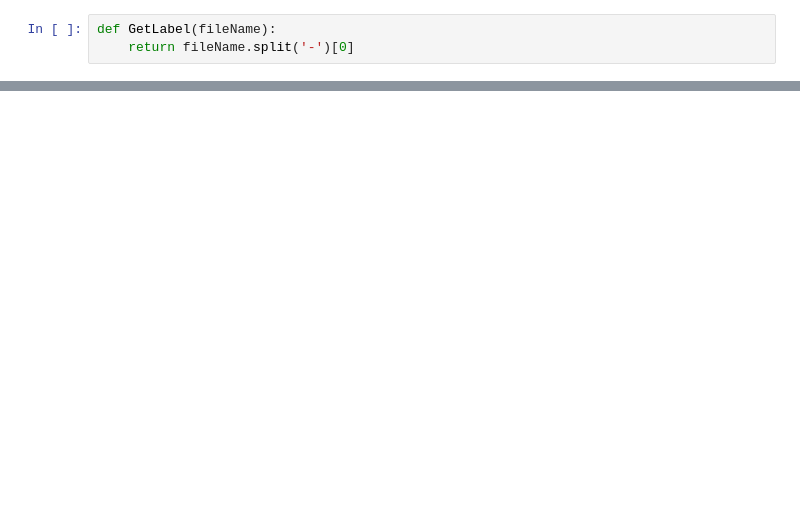
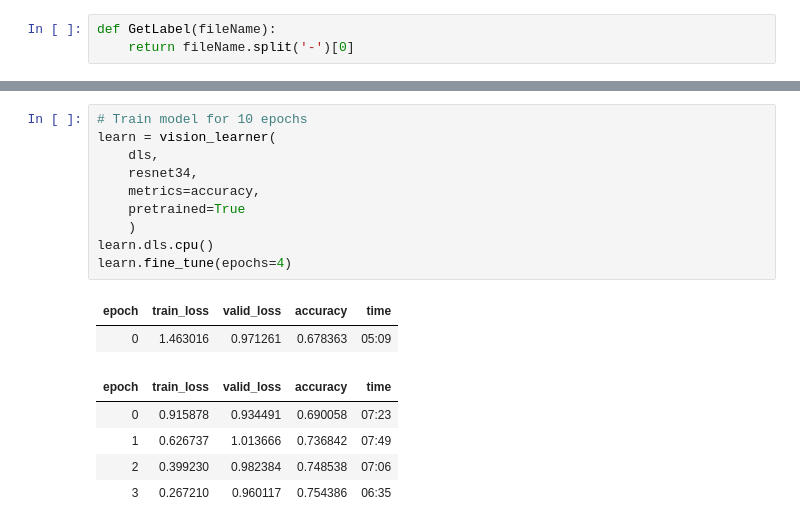
Before and after one commit to albertferre/nuwe-zero-deforestation-mission, a Jupyter notebook: main.ipynb, the cells around one changed output, grey strips where cells are left out. Drawn from its saved outputs; the diff is of its cells as text; blank space fills up the shorter version.

```diff
--- a/main.ipynb
+++ b/main.ipynb
@@ -62,0 +73,18 @@ dls.train.show_batch(figsize=DEFAULT_FIGSIZE)
+# %%
+# Train model for 10 epochs
+learn = vision_learner(
+    dls,
+    resnet34,
+    metrics=accuracy,
+    pretrained=True
+    )
+learn.dls.cpu()
+learn.fine_tune(epochs=4)
+# %% [output]
+| epoch | train_loss | valid_loss | accuracy | time |
+| 0 | 1.463016 | 0.971261 | 0.678363 | 05:09 |
+| epoch | train_loss | valid_loss | accuracy | time |
+| 0 | 0.915878 | 0.934491 | 0.690058 | 07:23 |
+| 1 | 0.626737 | 1.013666 | 0.736842 | 07:49 |
+| 2 | 0.399230 | 0.982384 | 0.748538 | 07:06 |
+| 3 | 0.267210 | 0.960117 | 0.754386 | 06:35 |
```
Also changed, not shown: parts of 13 cells of this notebook.
